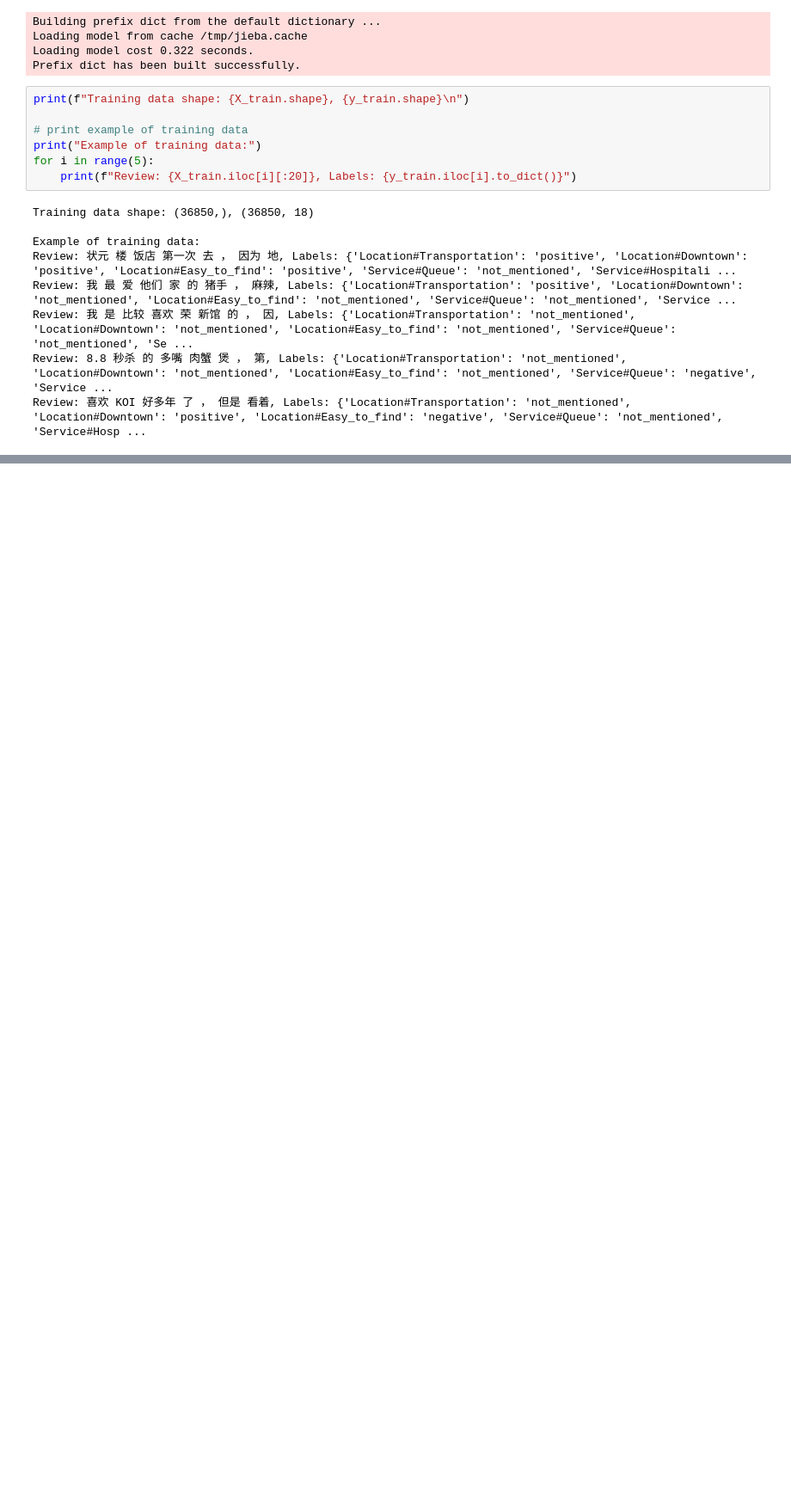
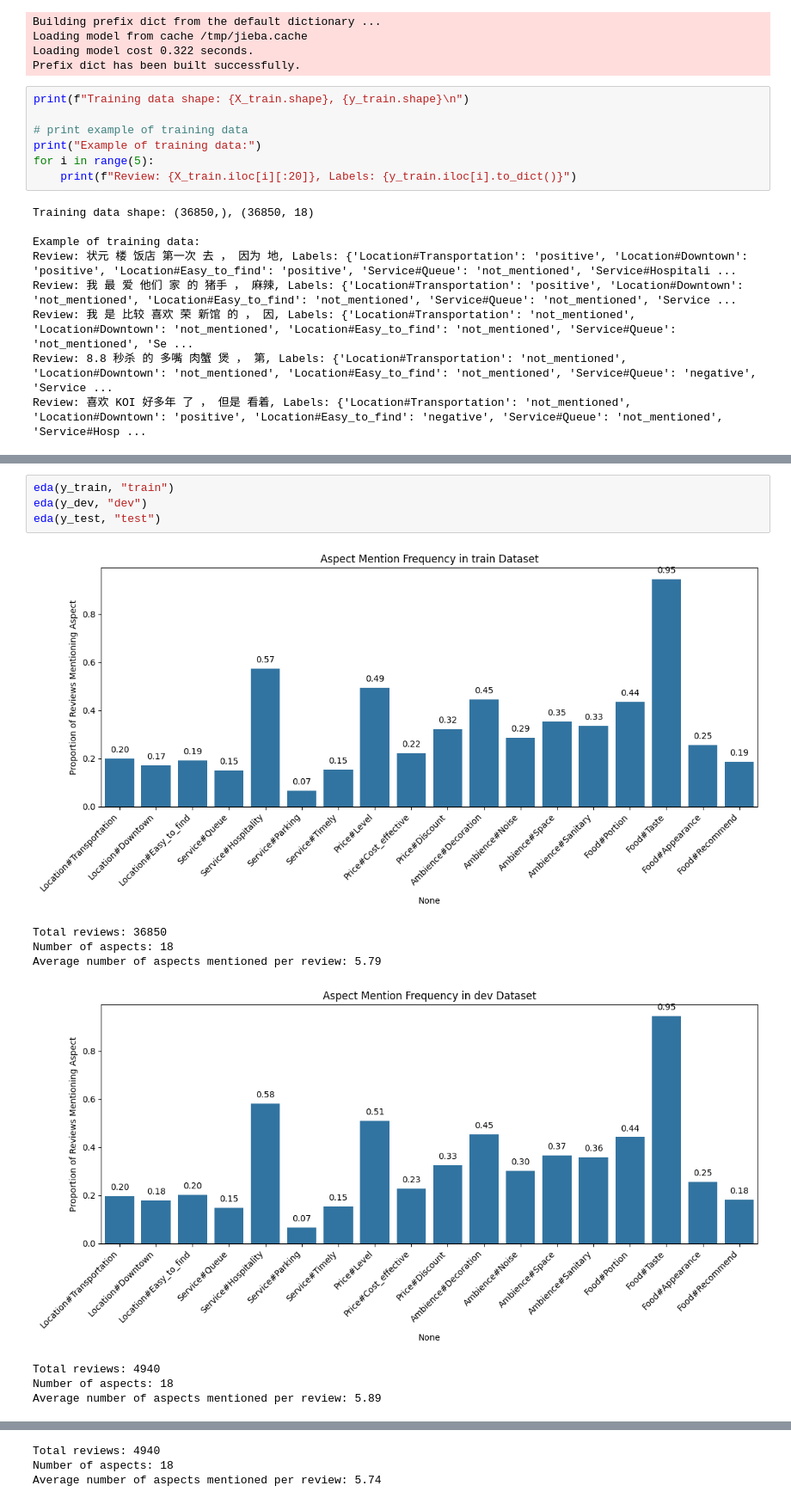
Before and after one commit to kevinchanO777/aspect-category-analysis, a Jupyter notebook: model/model.ipynb, the cells around one changed output, grey strips where cells are left out. Shown: that part at 86% size. Drawn from its saved outputs; the diff is of its cells as text; blank space fills up the shorter version.

```diff
--- a/model/model.ipynb
+++ b/model/model.ipynb
@@ -71,0 +124,13 @@ Review: 喜欢 KOI 好多年 了 ， 但是 看着, Labels: {'Location#Transport
+# %%
+eda(y_train, "train")
+eda(y_dev, "dev")
+eda(y_test, "test")
+# %% [output]
+[figure, added]
+Total reviews: 36850
+Number of aspects: 18
+Average number of aspects mentioned per review: 5.79
+[figure, added]
+Total reviews: 4940
+Number of aspects: 18
+Average number of aspects mentioned per review: 5.89
@@ -71,0 +138,3 @@ Review: 喜欢 KOI 好多年 了 ， 但是 看着, Labels: {'Location#Transport
+Total reviews: 4940
+Number of aspects: 18
+Average number of aspects mentioned per review: 5.74
```
Also changed, not shown: parts of 6 cells of this notebook, 3 other files.
